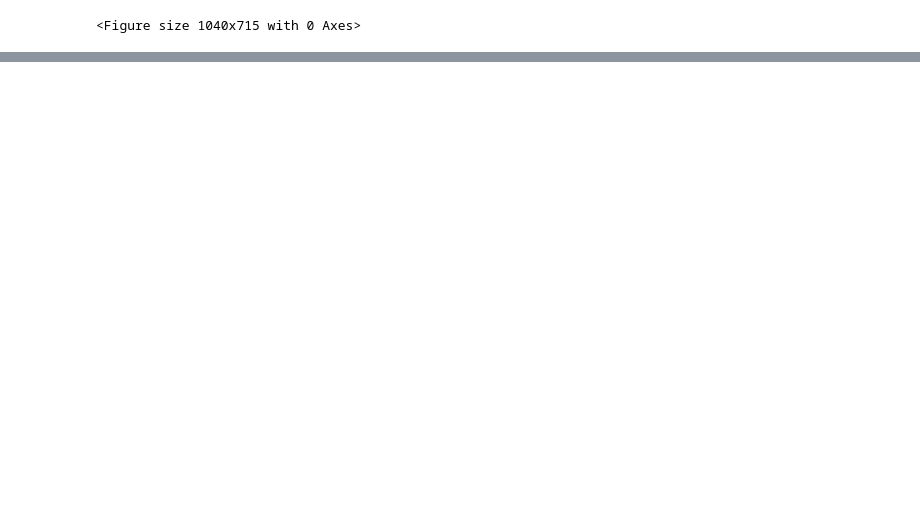
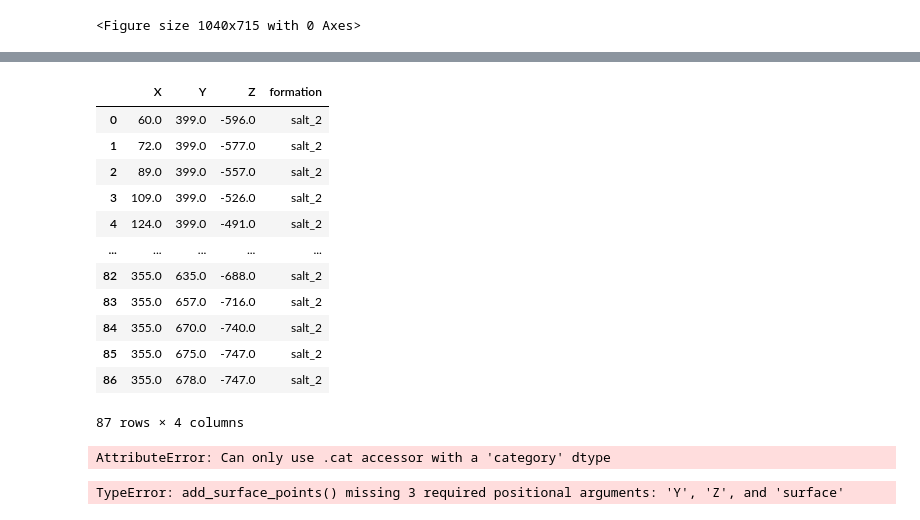
Before and after one commit to cgre-aachen/geoblocks-geometries, a Jupyter notebook: block_model_generator/draw.ipynb, the cells around one changed output, grey strips where cells are left out. Cells and saved outputs as stored; diff of their text form; code cells hidden in the pictures; blank space fills up the shorter version.

```diff
--- a/block_model_generator/draw.ipynb
+++ b/block_model_generator/draw.ipynb
@@ -169,0 +184,10 @@ gpv = gp.plot_3d(geo_model, image=False, plotter_type='basic',show_data=False)
+# %%
+# Read points from the JSON file
+with open("curve_points.json", "r") as file:
+    points = json.load(file)
+slice_y = np.array(points)[0]
+fig, ax = plt.subplots()
+ax.plot(slice_y[:, 0], slice_y[:, 1], "-")
+ax.set_xlim(0, 800)
+ax.set_ylim(0, 600)
+ax.invert_yaxis()
@@ -169,0 +196,50 @@ gpv = gp.plot_3d(geo_model, image=False, plotter_type='basic',show_data=False)
+# %%
+# correct the position of the Y cross-section
+slice_x_max = np.array([slice_x[:,0][slice_x[:,1]==slice_x[:,1].min()][0], slice_x[:,1].min()])
+slice_y_max = np.array([slice_y[:,0][slice_y[:,1]==slice_y[:,1].min()][0], slice_y[:,1].min()])
+
+diff = slice_x_max - slice_y_max
+slice_y[:,1] = slice_y[:,1] + diff[1]
+# %%
+def set_input_data_2(slice_x, slice_y, slice_pos_1, slice_pos_2):
+
+    x_slice = [slice_x[:,0],
+                np.ones(len(slice_x))*slice_pos_1,
+               -slice_x[:,1]]
+    x_slice = pd.DataFrame((np.array(x_slice).T),columns=('X','Y','Z'))
+
+    y_slice = [np.ones(len(slice_y))*slice_pos_2,
+               slice_y[:,0],
+               -slice_y[:,1]]
+    y_slice = pd.DataFrame((np.array(y_slice).T),columns=('X','Y','Z'))
+
+    formation = pd.DataFrame(data={'formation':['salt_2']*(len(x_slice) + len(y_slice))})
+
+    surface = pd.concat([pd.concat([x_slice,y_slice],ignore_index=True),formation],axis=1)
+
+    return surface
+# %%
+surface_2 = set_input_data_2(slice_x, slice_y, slice_pos_1 = slice_y_max[0], slice_pos_2 = slice_x_max[0])
+surface_2
+# %% [output]
+|  | X | Y | Z | formation |
+| 0 | 60.0 | 399.0 | -596.0 | salt_2 |
+| 1 | 72.0 | 399.0 | -577.0 | salt_2 |
+| 2 | 89.0 | 399.0 | -557.0 | salt_2 |
+| 3 | 109.0 | 399.0 | -526.0 | salt_2 |
+| 4 | 124.0 | 399.0 | -491.0 | salt_2 |
+| ... | ... | ... | ... | ... |
+| 82 | 355.0 | 635.0 | -688.0 | salt_2 |
+| 83 | 355.0 | 657.0 | -716.0 | salt_2 |
+| 84 | 355.0 | 670.0 | -740.0 | salt_2 |
+| 85 | 355.0 | 675.0 | -747.0 | salt_2 |
+| 86 | 355.0 | 678.0 | -747.0 | salt_2 |
+87 rows × 4 columns
+# %%
+geo_model.add_surfaces('salt_2')
+# %% [output]
+AttributeError: Can only use .cat accessor with a 'category' dtype
+# %%
+geo_model.add_surface_points(surface_2)
+# %% [output]
+TypeError: add_surface_points() missing 3 required positional arguments: 'Y', 'Z', and 'surface'
```
Also changed, not shown: parts of 11 cells of this notebook, 3 other files.
